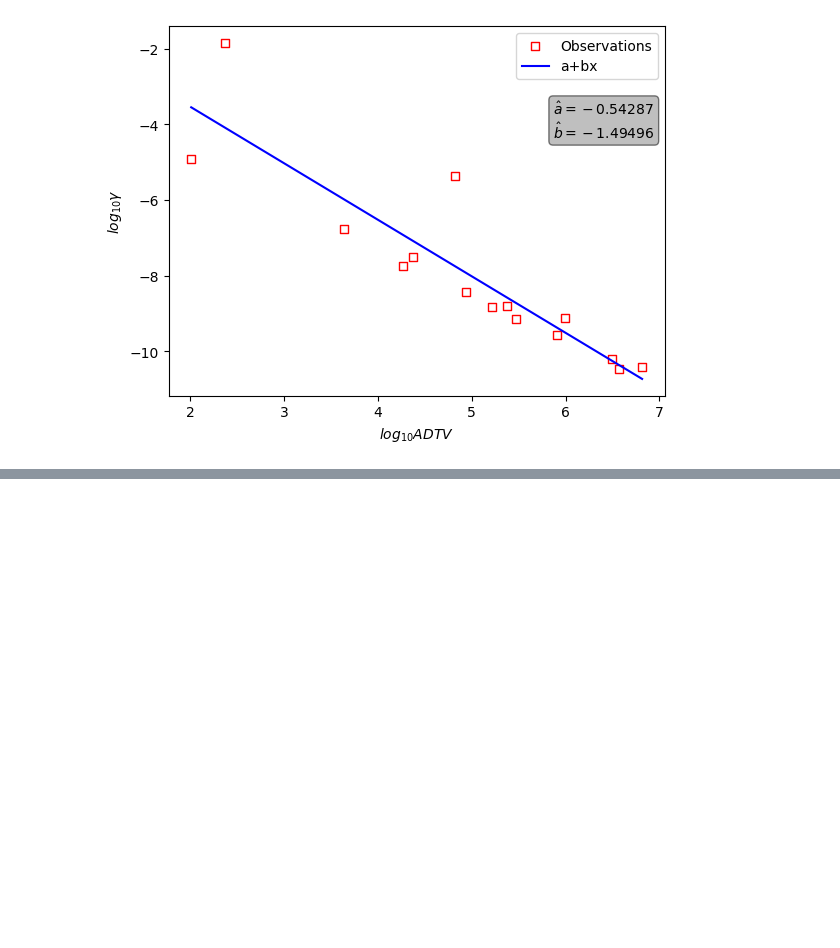
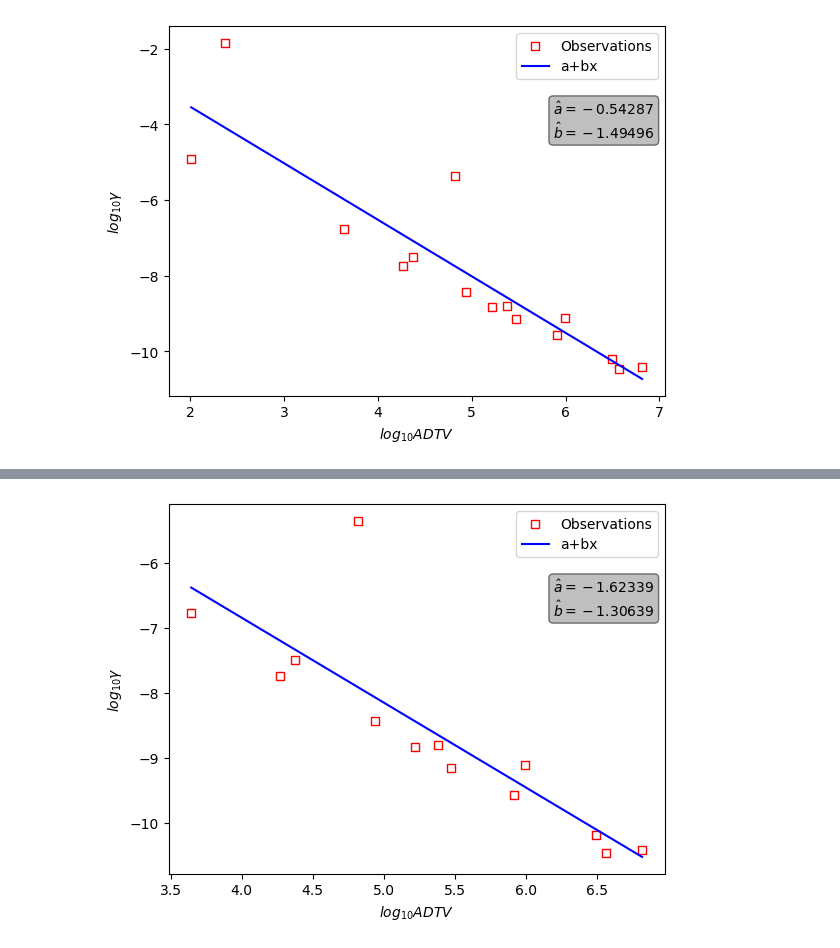
Before and after one commit to dianayjin/lending-value-model-for-illiquid-Lombard-financing, a Jupyter notebook: notebooks/2.3-dj-parameter-ADTV.ipynb, the cells around one changed output, grey strips where cells are left out. Saved outputs shown, nothing was run; the diff lists cells and outputs as text; code cells hidden in the pictures; blank space fills up the shorter version.

```diff
--- a/notebooks/2.3-dj-parameter-ADTV.ipynb
+++ b/notebooks/2.3-dj-parameter-ADTV.ipynb
@@ -98,0 +223,34 @@ plt.show()
+# %%
+new_df = merged_df.drop(high_leverage_indices)
+
+# fit model
+result = ols(formula="log_gamma ~ log_adtv", data=new_df).fit()
+a_hat = result.params['Intercept']
+b_hat = result.params['log_adtv']
+
+# plot observations
+plt.scatter(new_df['log_adtv'], new_df['log_gamma'], label='Observations', marker='s', color='w', edgecolors='r')
+
+# generate ADTV values to predict on
+adtv_range = np.linspace(new_df['log_adtv'].min(), new_df['log_adtv'].max(), 100)
+
+# predict gamma
+predicted_gamma = a_hat + b_hat * adtv_range
+
+# plot
+plt.plot(adtv_range, predicted_gamma, label='a+bx', color='blue')
+plt.xlabel('$log_{10}ADTV$')
+plt.ylabel('$log_{10}\\gamma$')
+
+plt.legend()
+
+ax = plt.gca()
+textstr = f'$\\hat{{a}} = {a_hat:.5f}$\n$\\hat{{b}} = {b_hat:.5f}$'
+props = dict(boxstyle='round', facecolor='gray', alpha=0.5)
+
+ax.text(0.775, 0.8, textstr, transform=ax.transAxes, fontsize=10,
+        verticalalignment='top', bbox=props)
+
+plt.show()
+# %% [output]
+[figure, added]
```
Also changed, not shown: parts of 7 cells of this notebook, 46 other files.
